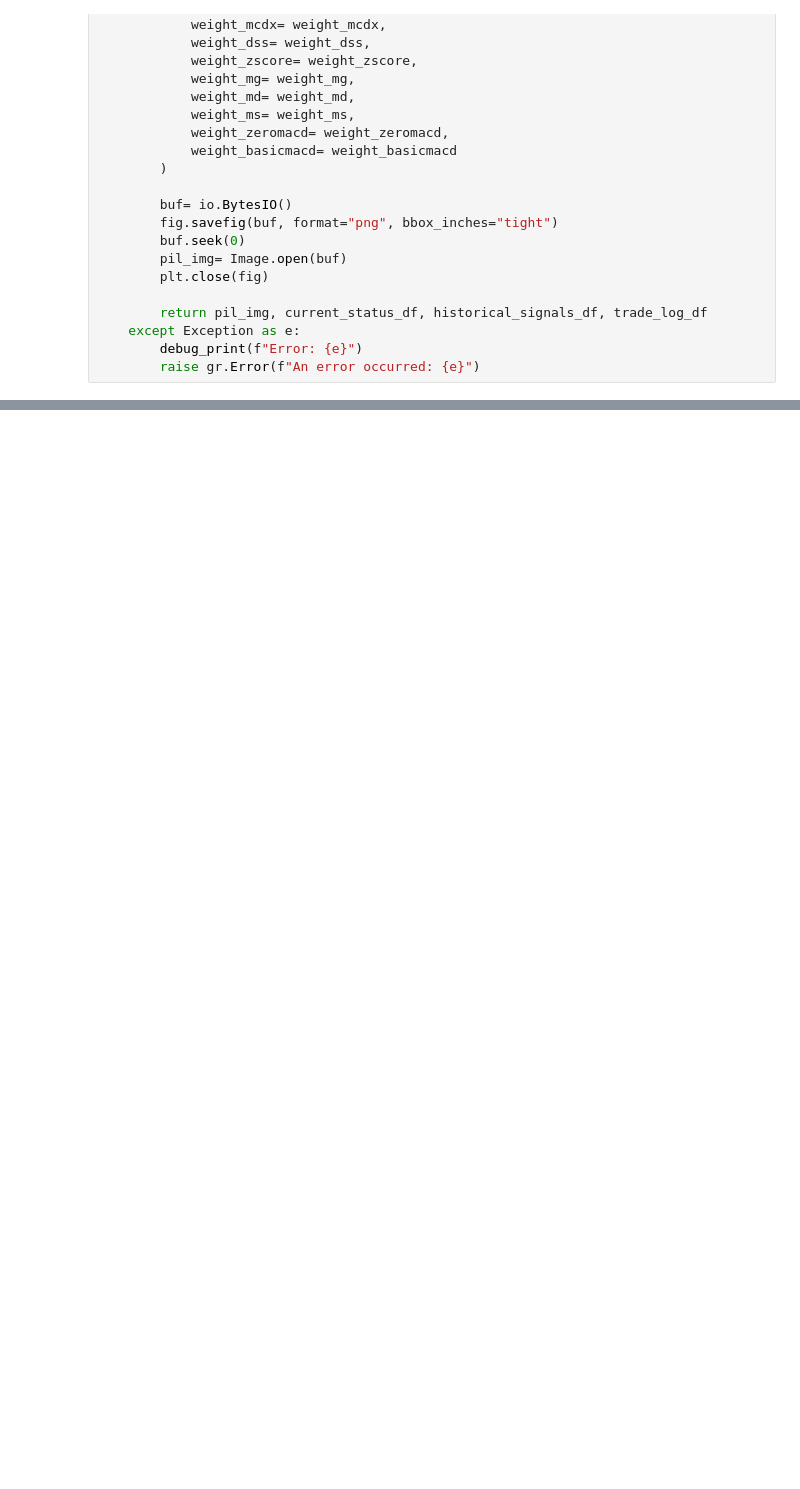
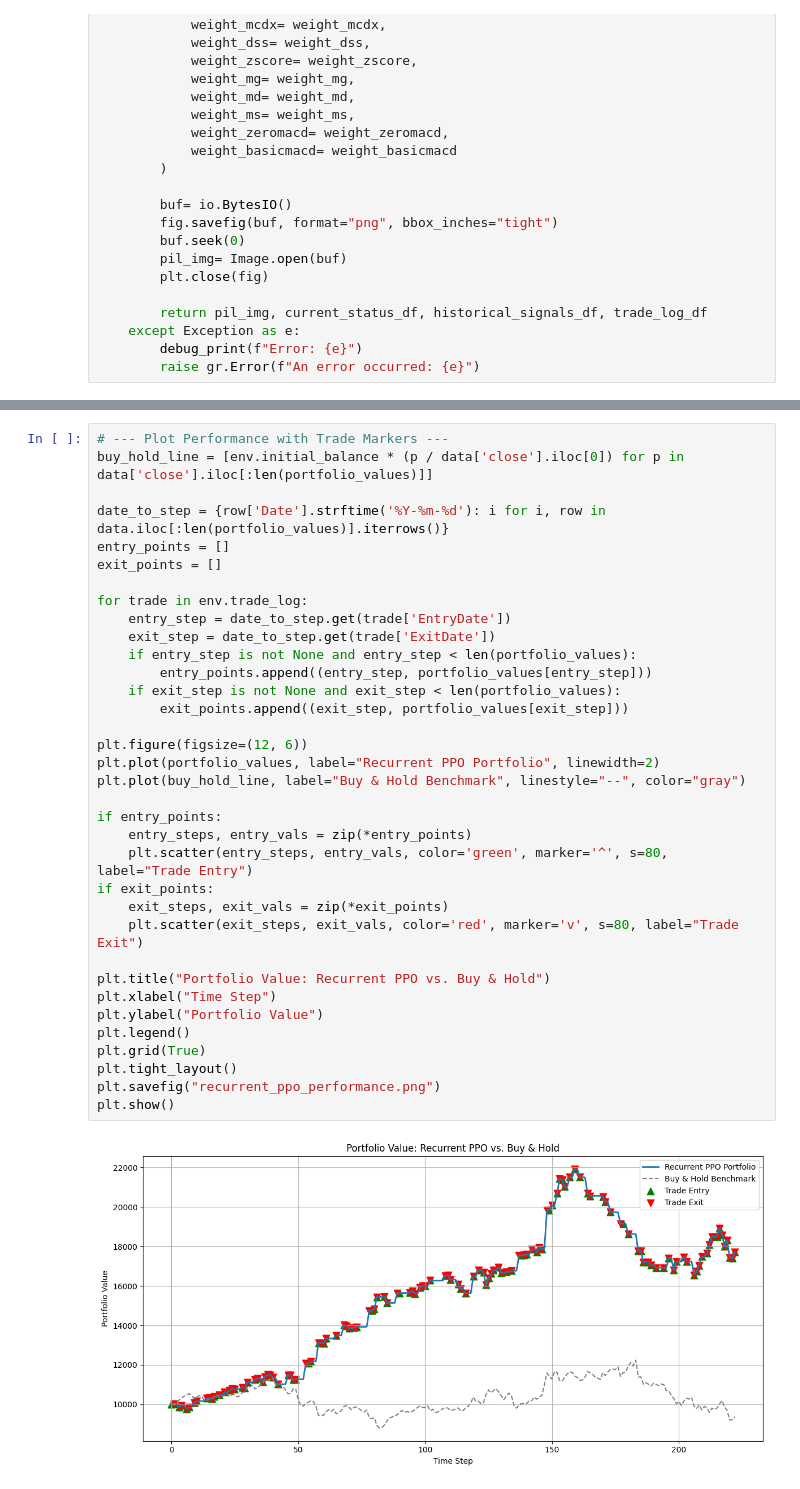
Before and after one commit to Briantmorr/capstone_ai_trading_bots, a Jupyter notebook: bots/prototypes/oberon_trading_bot.ipynb, the cells around one changed output, grey strips where cells are left out. Drawn from its saved outputs; the diff is of its cells as text; blank space fills up the shorter version.

```diff
--- a/bots/prototypes/oberon_trading_bot.ipynb
+++ b/bots/prototypes/oberon_trading_bot.ipynb
@@ -1629,0 +2596,37 @@ This share link expires in 72 hours. For free permanent hosting and GPU upgrades
+# %%
+# --- Plot Performance with Trade Markers ---
+buy_hold_line = [env.initial_balance * (p / data['close'].iloc[0]) for p in data['close'].iloc[:len(portfolio_values)]]
+
+date_to_step = {row['Date'].strftime('%Y-%m-%d'): i for i, row in data.iloc[:len(portfolio_values)].iterrows()}
+entry_points = []
+exit_points = []
+
+for trade in env.trade_log:
+    entry_step = date_to_step.get(trade['EntryDate'])
+    exit_step = date_to_step.get(trade['ExitDate'])
+    if entry_step is not None and entry_step < len(portfolio_values):
+        entry_points.append((entry_step, portfolio_values[entry_step]))
+    if exit_step is not None and exit_step < len(portfolio_values):
+        exit_points.append((exit_step, portfolio_values[exit_step]))
+
+plt.figure(figsize=(12, 6))
+plt.plot(portfolio_values, label="Recurrent PPO Portfolio", linewidth=2)
+plt.plot(buy_hold_line, label="Buy & Hold Benchmark", linestyle="--", color="gray")
+
+if entry_points:
+    entry_steps, entry_vals = zip(*entry_points)
+    plt.scatter(entry_steps, entry_vals, color='green', marker='^', s=80, label="Trade Entry")
+if exit_points:
+    exit_steps, exit_vals = zip(*exit_points)
+    plt.scatter(exit_steps, exit_vals, color='red', marker='v', s=80, label="Trade Exit")
+
+plt.title("Portfolio Value: Recurrent PPO vs. Buy & Hold")
+plt.xlabel("Time Step")
+plt.ylabel("Portfolio Value")
+plt.legend()
+plt.grid(True)
+plt.tight_layout()
+plt.savefig("recurrent_ppo_performance.png")
+plt.show()
+# %% [output]
+[figure, added]
```
Also changed, not shown: parts of 41 cells of this notebook.
